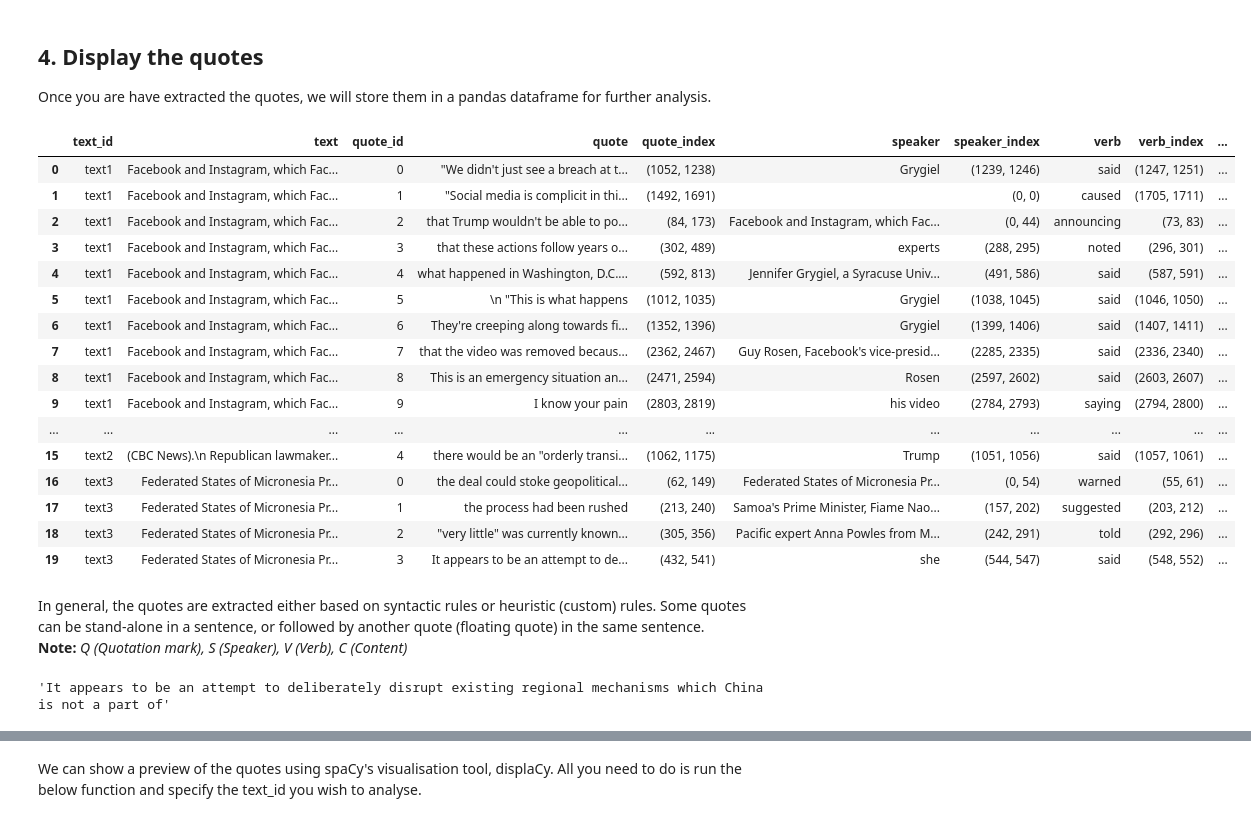
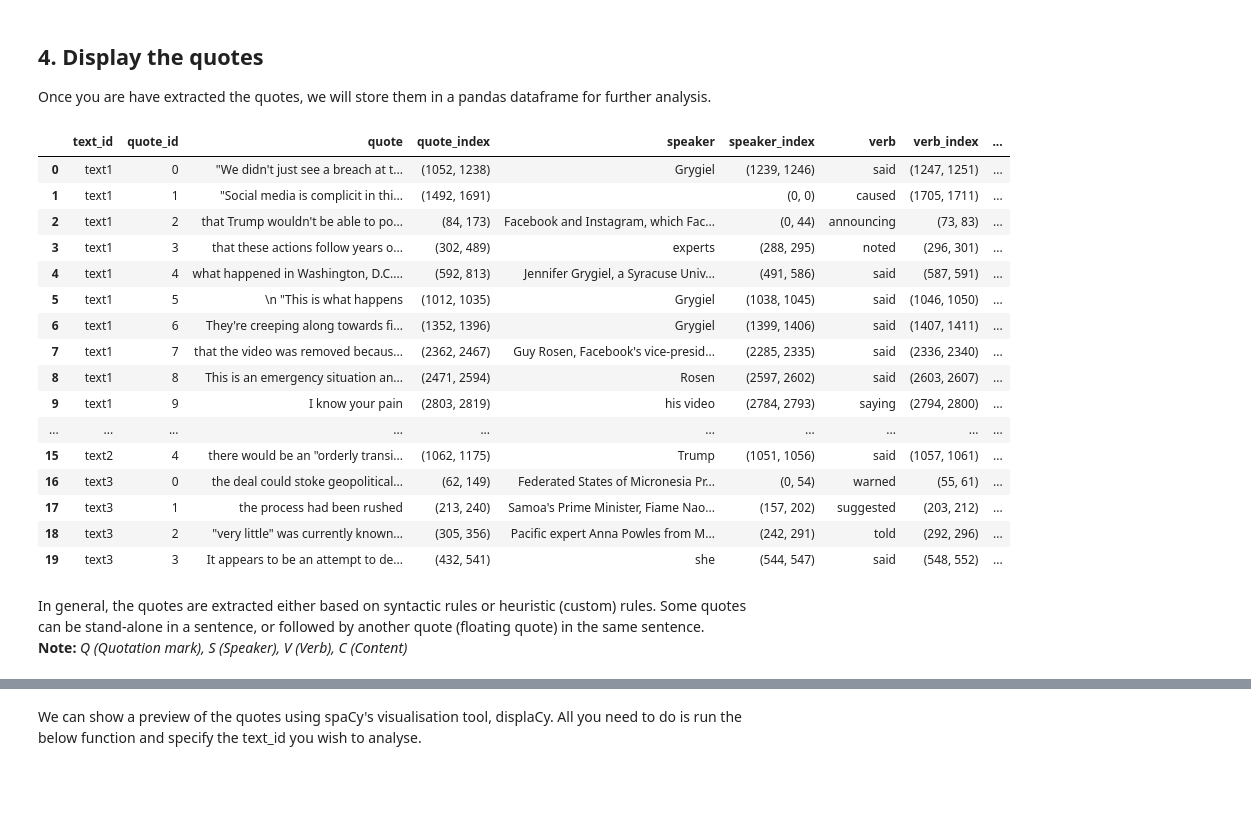
Before and after one commit to Sydney-Informatics-Hub/ATAP-GenderGapTracker, a Jupyter notebook: NLP/main/quote_extractor_notebook.ipynb, the cells around one changed output, grey strips where cells are left out. Cells and saved outputs as stored; diff of their text form; code cells hidden in the pictures; blank space fills up the shorter version.

Commit message:
Quote Display - pre update meeting
Adjusted a few styles
Pre-process text and save a copy as spacy_text column in text_df

```diff
--- a/NLP/main/quote_extractor_notebook.ipynb
+++ b/NLP/main/quote_extractor_notebook.ipynb
@@ -48,6 +48,16 @@ This notebook will allow you to extract quotes directly from a text file (or a n
 # %% [markdown]
 ### 2.1. From a text file
 In order to extract quotes directly from a text file, you need to store all your text files (.txt) in a folder on your computer, e.g., we use the 'input' folder in the below example. Using the below code, we will access those files and extract the text into a pandas dataframe (in table format) for further processing.
+# %%
+def nlp_preprocess(nlp, text):
+    # pre-process the text
+    text = sent_tokenize(text)
+    text = ' '.join(text)
+    text = utils.preprocess_text(text)
+
+    # apply the spaCy's tool to the text
+    doc = nlp(text)
+    return doc
 # %%
 # specify the file path to the folder you use to store your text files
 file_path = './input/'
@@ -97,5 +109,7 @@ file_name = 'text_files.xlsx'
 
 # read the pandas dataframe containing the list of texts
 text_df = pd.read_excel(file_path + file_name)
+text_df['spacy_text'] = text_df['text'].apply(lambda text: nlp_preprocess(nlp, text))
+text_df.set_index('text_id', inplace=True)
 text_df.head()
 # %% [output]
@@ -107,8 +122,8 @@ text_df.head()
 ## 3. Extract the quotes
 Once your texts have been stored in a pandas dataframe, we can begin to extract the quotes from the texts.
 # %%
-# specify the column name containing the text
-text_col_name = 'text'
+# specify the column name containing the spacy text
+text_col_name = 'spacy_text'
 
 # specify whether you wish to create a parse tree for the quotes
 # you also need to specify the output file path if 'True'
@@ -119,18 +134,11 @@ tree_dir = './output/trees/'
 all_quotes = []
 
 # go through all the texts and start extracting quotes
-for n, text in enumerate(text_df[text_col_name]):
-    doc_id = text_df['text_id'][n]
+for row in text_df.itertuples():
+    doc_id = row.Index
+    doc = row.spacy_text
 
     try:
-        # pre-process the text
-        text = sent_tokenize(text)
-        text = ' '.join(text)
-        text = utils.preprocess_text(text)
-
-        # apply the spaCy's tool to the text
-        doc = nlp(text)
-
         # extract the quotes
         quotes = extract_quotes(doc_id=doc_id, doc=doc,
                                 write_tree=write_quote_trees_in_file,
@@ -140,8 +148,8 @@ for n, text in enumerate(text_df[text_col_name]):
         for n, quote in enumerate(quotes):
             quote['text_id'] = doc_id
             quote['quote_id'] = str(n)
-            quote['text'] = text
-            quote['text_spacy'] = doc
+            #quote['text'] = text
+            #quote['text_spacy'] = doc
 
         # store them in all_quotes
         all_quotes.extend(quotes)
@@ -149,53 +157,49 @@ for n, text in enumerate(text_df[text_col_name]):
     except:
         # this will provide some information in the case of an error
         app_logger.exception("message")
-        traceback.print_exc()
+        traceback.print_exception()
 # %% [markdown]
 ## 4. Display the quotes
 Once you are have extracted the quotes, we will store them in a pandas dataframe for further analysis.
 # %%
 # convert the outcome into a pandas dataframe
 quotes_df = pd.DataFrame.from_dict(all_quotes)
 
 # convert the values in the index columns to a tuple
 for column in quotes_df.columns:
     if column.endswith('_index'):
         quotes_df[column].replace('','(0,0)', inplace=True)
         quotes_df[column] = quotes_df[column].apply(eval)
 
 # re-arrange the columns
-new_index = ['text_id', 'text', 'quote_id', 'quote', 'quote_index', 'speaker', 'speaker_index',
-             'verb', 'verb_index', 'quote_token_count', 'quote_type', 'is_floating_quote', 'text_spacy']
+new_index = ['text_id', 'quote_id', 'quote', 'quote_index', 'speaker', 'speaker_index',
+             'verb', 'verb_index', 'quote_token_count', 'quote_type', 'is_floating_quote']
 quotes_df = quotes_df.reindex(columns=new_index)
 
 # drop unused columns
 #quotes_df.drop(['quote_token_count', 'quote_type', 'is_floating_quote', 'verb', 'verb_index'],
 #               axis=1, inplace=True)
 
 # preview the quotes dataframe
 quotes_df
 # %% [output]
-|  | text_id | text | quote_id | quote | quote_index | speaker | speaker_index | verb | verb_index | ... |
-| 0 | text1 | Facebook and Instagram, which Fac... | 0 | "We didn't just see a breach at t... | (1052, 1238) | Grygiel | (1239, 1246) | said | (1247, 1251) | ... |
-| 1 | text1 | Facebook and Instagram, which Fac... | 1 | "Social media is complicit in thi... | (1492, 1691) |  | (0, 0) | caused | (1705, 1711) | ... |
-| 2 | text1 | Facebook and Instagram, which Fac... | 2 | that Trump wouldn't be able to po... | (84, 173) | Facebook and Instagram, which Fac... | (0, 44) | announcing | (73, 83) | ... |
-| 3 | text1 | Facebook and Instagram, which Fac... | 3 | that these actions follow years o... | (302, 489) | experts | (288, 295) | noted | (296, 301) | ... |
-| 4 | text1 | Facebook and Instagram, which Fac... | 4 | what happened in Washington, D.C.... | (592, 813) | Jennifer Grygiel, a Syracuse Univ... | (491, 586) | said | (587, 591) | ... |
-| 5 | text1 | Facebook and Instagram, which Fac... | 5 | \n "This is what happens | (1012, 1035) | Grygiel | (1038, 1045) | said | (1046, 1050) | ... |
-| 6 | text1 | Facebook and Instagram, which Fac... | 6 | They're creeping along towards fi... | (1352, 1396) | Grygiel | (1399, 1406) | said | (1407, 1411) | ... |
-| 7 | text1 | Facebook and Instagram, which Fac... | 7 | that the video was removed becaus... | (2362, 2467) | Guy Rosen, Facebook's vice-presid... | (2285, 2335) | said | (2336, 2340) | ... |
-| 8 | text1 | Facebook and Instagram, which Fac... | 8 | This is an emergency situation an... | (2471, 2594) | Rosen | (2597, 2602) | said | (2603, 2607) | ... |
-| 9 | text1 | Facebook and Instagram, which Fac... | 9 | I know your pain | (2803, 2819) | his video | (2784, 2793) | saying | (2794, 2800) | ... |
-| ... | ... | ... | ... | ... | ... | ... | ... | ... | ... | ... |
-| 15 | text2 | (CBC News).\n Republican lawmaker... | 4 | there would be an "orderly transi... | (1062, 1175) | Trump | (1051, 1056) | said | (1057, 1061) | ... |
-| 16 | text3 | Federated States of Micronesia Pr... | 0 | the deal could stoke geopolitical... | (62, 149) | Federated States of Micronesia Pr... | (0, 54) | warned | (55, 61) | ... |
-| 17 | text3 | Federated States of Micronesia Pr... | 1 | the process had been rushed | (213, 240) | Samoa's Prime Minister, Fiame Nao... | (157, 202) | suggested | (203, 212) | ... |
-| 18 | text3 | Federated States of Micronesia Pr... | 2 | "very little" was currently known... | (305, 356) | Pacific expert Anna Powles from M... | (242, 291) | told | (292, 296) | ... |
-| 19 | text3 | Federated States of Micronesia Pr... | 3 | It appears to be an attempt to de... | (432, 541) | she | (544, 547) | said | (548, 552) | ... |
+|  | text_id | quote_id | quote | quote_index | speaker | speaker_index | verb | verb_index | ... |
+| 0 | text1 | 0 | "We didn't just see a breach at t... | (1052, 1238) | Grygiel | (1239, 1246) | said | (1247, 1251) | ... |
+| 1 | text1 | 1 | "Social media is complicit in thi... | (1492, 1691) |  | (0, 0) | caused | (1705, 1711) | ... |
+| 2 | text1 | 2 | that Trump wouldn't be able to po... | (84, 173) | Facebook and Instagram, which Fac... | (0, 44) | announcing | (73, 83) | ... |
+| 3 | text1 | 3 | that these actions follow years o... | (302, 489) | experts | (288, 295) | noted | (296, 301) | ... |
+| 4 | text1 | 4 | what happened in Washington, D.C.... | (592, 813) | Jennifer Grygiel, a Syracuse Univ... | (491, 586) | said | (587, 591) | ... |
+| 5 | text1 | 5 | \n "This is what happens | (1012, 1035) | Grygiel | (1038, 1045) | said | (1046, 1050) | ... |
+| 6 | text1 | 6 | They're creeping along towards fi... | (1352, 1396) | Grygiel | (1399, 1406) | said | (1407, 1411) | ... |
+| 7 | text1 | 7 | that the video was removed becaus... | (2362, 2467) | Guy Rosen, Facebook's vice-presid... | (2285, 2335) | said | (2336, 2340) | ... |
+| 8 | text1 | 8 | This is an emergency situation an... | (2471, 2594) | Rosen | (2597, 2602) | said | (2603, 2607) | ... |
+| 9 | text1 | 9 | I know your pain | (2803, 2819) | his video | (2784, 2793) | saying | (2794, 2800) | ... |
+| ... | ... | ... | ... | ... | ... | ... | ... | ... | ... |
+| 15 | text2 | 4 | there would be an "orderly transi... | (1062, 1175) | Trump | (1051, 1056) | said | (1057, 1061) | ... |
+| 16 | text3 | 0 | the deal could stoke geopolitical... | (62, 149) | Federated States of Micronesia Pr... | (0, 54) | warned | (55, 61) | ... |
+| 17 | text3 | 1 | the process had been rushed | (213, 240) | Samoa's Prime Minister, Fiame Nao... | (157, 202) | suggested | (203, 212) | ... |
+| 18 | text3 | 2 | "very little" was currently known... | (305, 356) | Pacific expert Anna Powles from M... | (242, 291) | told | (292, 296) | ... |
+| 19 | text3 | 3 | It appears to be an attempt to de... | (432, 541) | she | (544, 547) | said | (548, 552) | ... |
 # %% [markdown]
 In general, the quotes are extracted either based on syntactic rules or heuristic (custom) rules. Some quotes can be stand-alone in a sentence, or followed by another quote (floating quote) in the same sentence.
 **Note:** *Q (Quotation mark), S (Speaker), V (Verb), C (Content)*
-# %%
-quotes_df['quote'][19]
-# %% [output]
-'It appears to be an attempt to deliberately disrupt existing regional mechanisms which China is not a part of'
```
Also changed, not shown: parts of 8 cells of this notebook, 4 other files.
